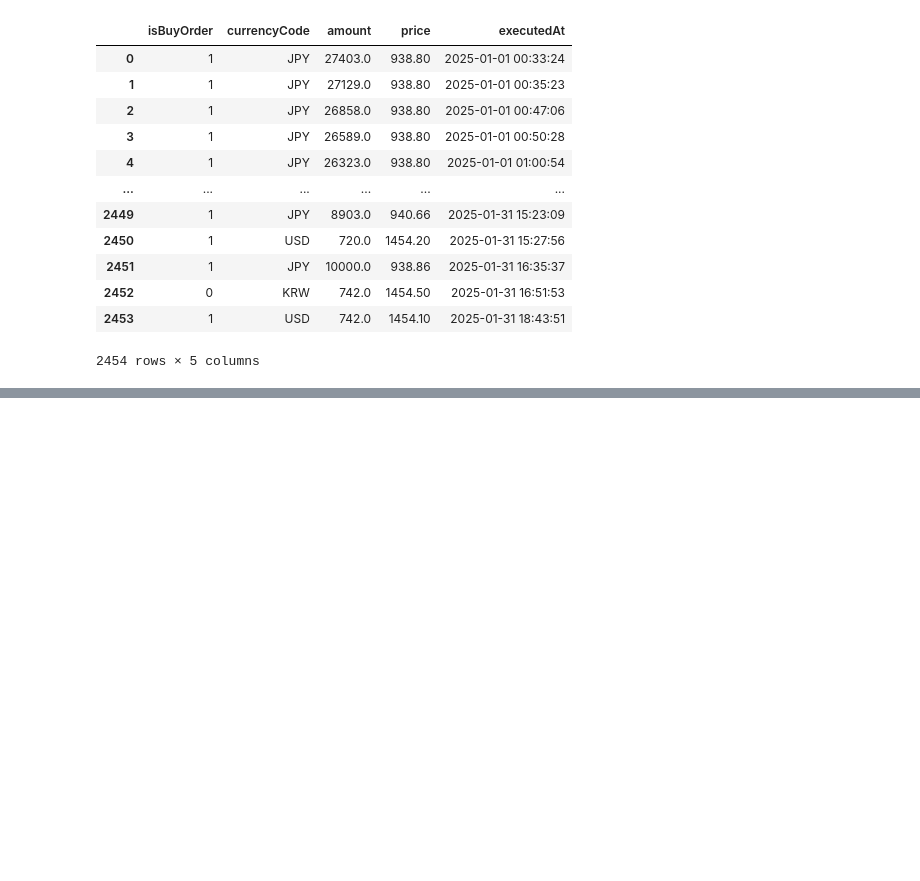
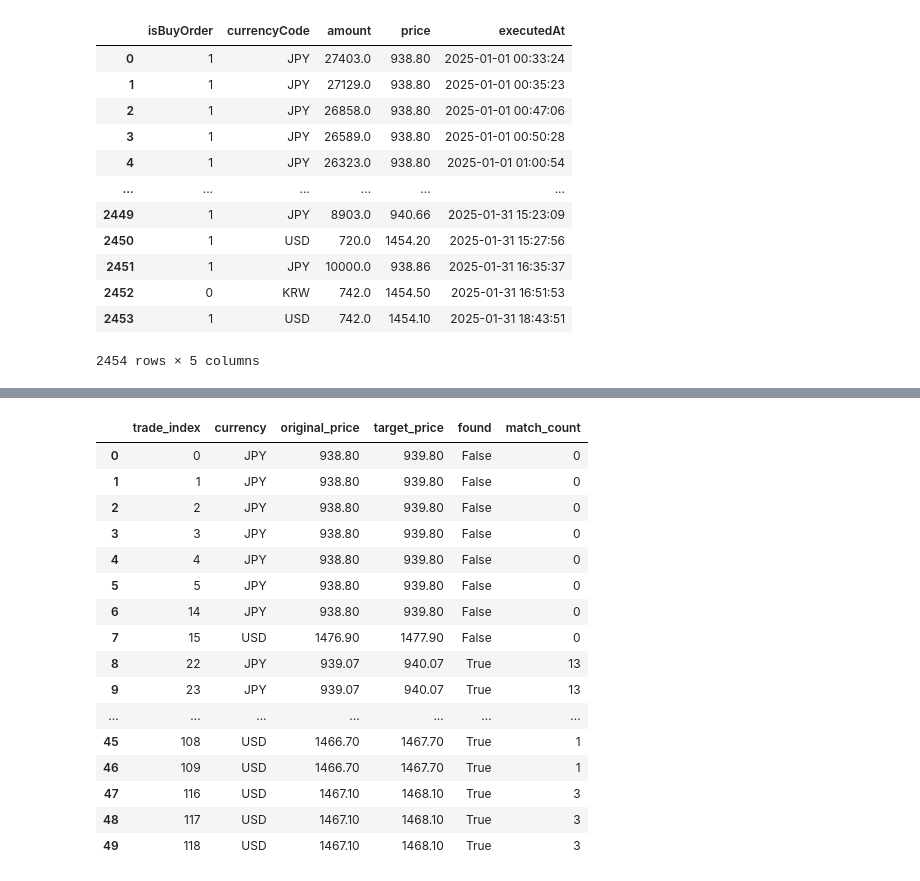
Before and after one commit to PlutoJoshua/profit_analysis, a Jupyter notebook: test.ipynb, the cells around one changed output, grey strips where cells are left out. Drawn from its saved outputs; the diff is of its cells as text; code cells hidden in the pictures; blank space fills up the shorter version.

```diff
--- a/test.ipynb
+++ b/test.ipynb
@@ -549,8 +549,8 @@ array(['USD', 'JPY', 'EUR', 'CNY', 'HKD', 'THB', 'TWD', 'PHP', 'SGD',
        'QAR', 'KWD', 'TRY', 'PKR', 'PLN', 'HUF'], dtype=object)
 # %%
 curr = ['USD', 'JPY', 'CNY', 'CAD']
-filterd_df = final_df[final_df['currencyCode'].isin(curr)]
-filterd_df['currencyCode'].unique()
+filtered_df = final_df[final_df['currencyCode'].isin(curr)]
+filtered_df['currencyCode'].unique()
 # %% [output]
 array(['USD', 'JPY', 'CNY', 'CAD'], dtype=object)
 # %%
@@ -572,0 +617,35 @@ trade
+# %%
+# 결과를 저장할 리스트 초기화
+results = []
+
+# trade의 각 행을 순회
+for idx, trade_row in trade.iterrows():
+    # 매수 주문인 경우
+    if trade_row['isBuyOrder'] == 1:
+        # price + 1 값이 filtered_df에 존재하는지 확인
+        matches = filtered_df[
+            (filtered_df['currencyCode'] == trade_row['currencyCode']) &
+            (filtered_df['basePrice'] == trade_row['price'] + 1)
+        ].shape[0]
+
+        results.append({
+            'trade_index': idx,
+            'currency': trade_row['currencyCode'],
+            'original_price': trade_row['price'],
+            'target_price': trade_row['price'] + 1,
+            'found': matches > 0,
+            'match_count': matches
+        })
+
+# 결과를 데이터프레임으로 변환
+results_df = pd.DataFrame(results)
+
+# 결과 요약
+print("전체 매수 주문 수:", len(results))
+print("목표가가 등장한 거래 수:", results_df['found'].sum())
+print("\n통화별 매칭 결과:")
+print(results_df.groupby('currency')[['found']].sum())
+
+# 전체 결과 확인
+print("\n상세 결과:")
+results_df
@@ -572,0 +678,20 @@ trade
+# %%
+results_df.head(50)
+# %% [output]
+|  | trade_index | currency | original_price | target_price | found | match_count |
+| 0 | 0 | JPY | 938.80 | 939.80 | False | 0 |
+| 1 | 1 | JPY | 938.80 | 939.80 | False | 0 |
+| 2 | 2 | JPY | 938.80 | 939.80 | False | 0 |
+| 3 | 3 | JPY | 938.80 | 939.80 | False | 0 |
+| 4 | 4 | JPY | 938.80 | 939.80 | False | 0 |
+| 5 | 5 | JPY | 938.80 | 939.80 | False | 0 |
+| 6 | 14 | JPY | 938.80 | 939.80 | False | 0 |
+| 7 | 15 | USD | 1476.90 | 1477.90 | False | 0 |
+| 8 | 22 | JPY | 939.07 | 940.07 | True | 13 |
+| 9 | 23 | JPY | 939.07 | 940.07 | True | 13 |
+| ... | ... | ... | ... | ... | ... | ... |
+| 45 | 108 | USD | 1466.70 | 1467.70 | True | 1 |
+| 46 | 109 | USD | 1466.70 | 1467.70 | True | 1 |
+| 47 | 116 | USD | 1467.10 | 1468.10 | True | 3 |
+| 48 | 117 | USD | 1467.10 | 1468.10 | True | 3 |
+| 49 | 118 | USD | 1467.10 | 1468.10 | True | 3 |
```
Also changed, not shown: parts of 4 cells of this notebook.
